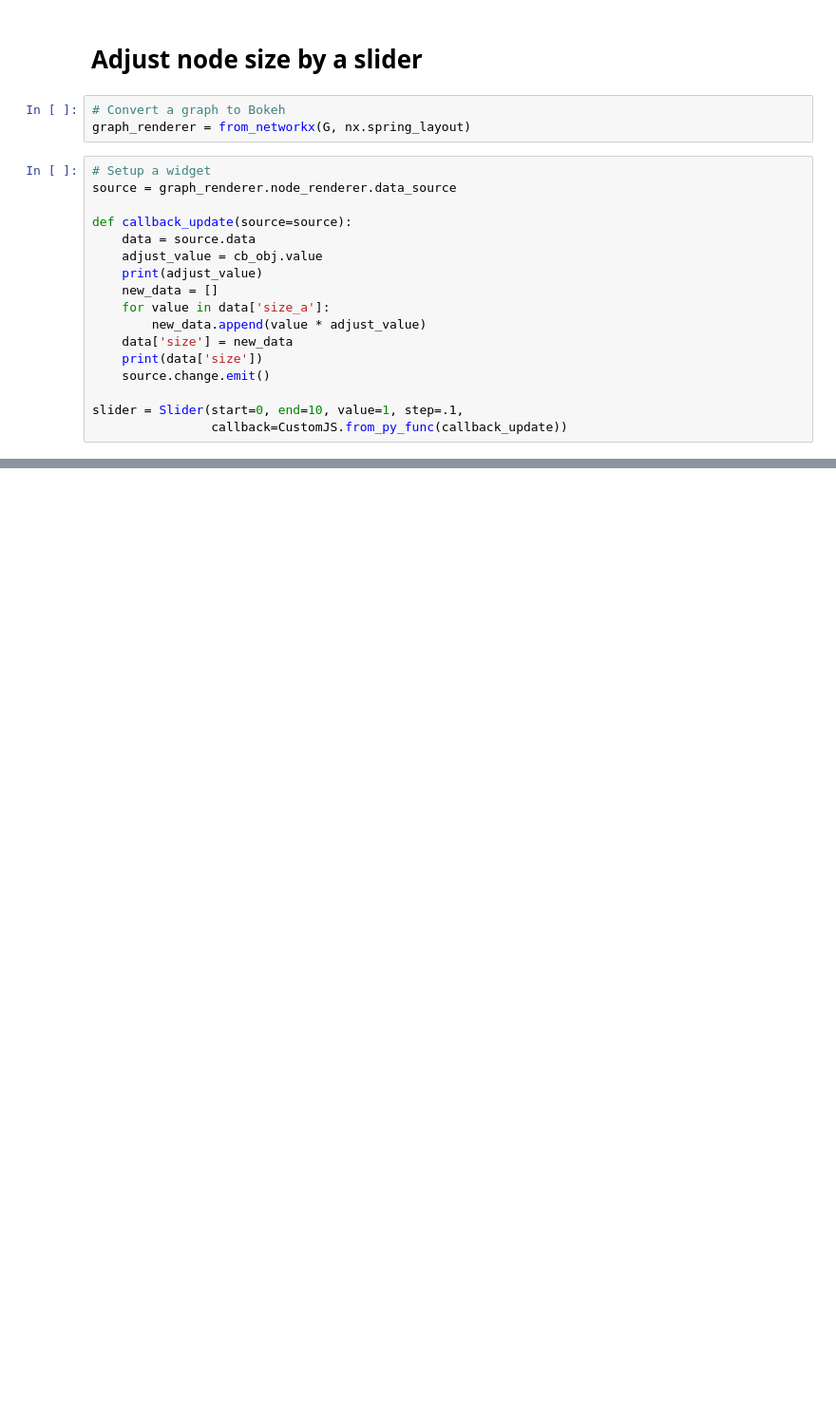
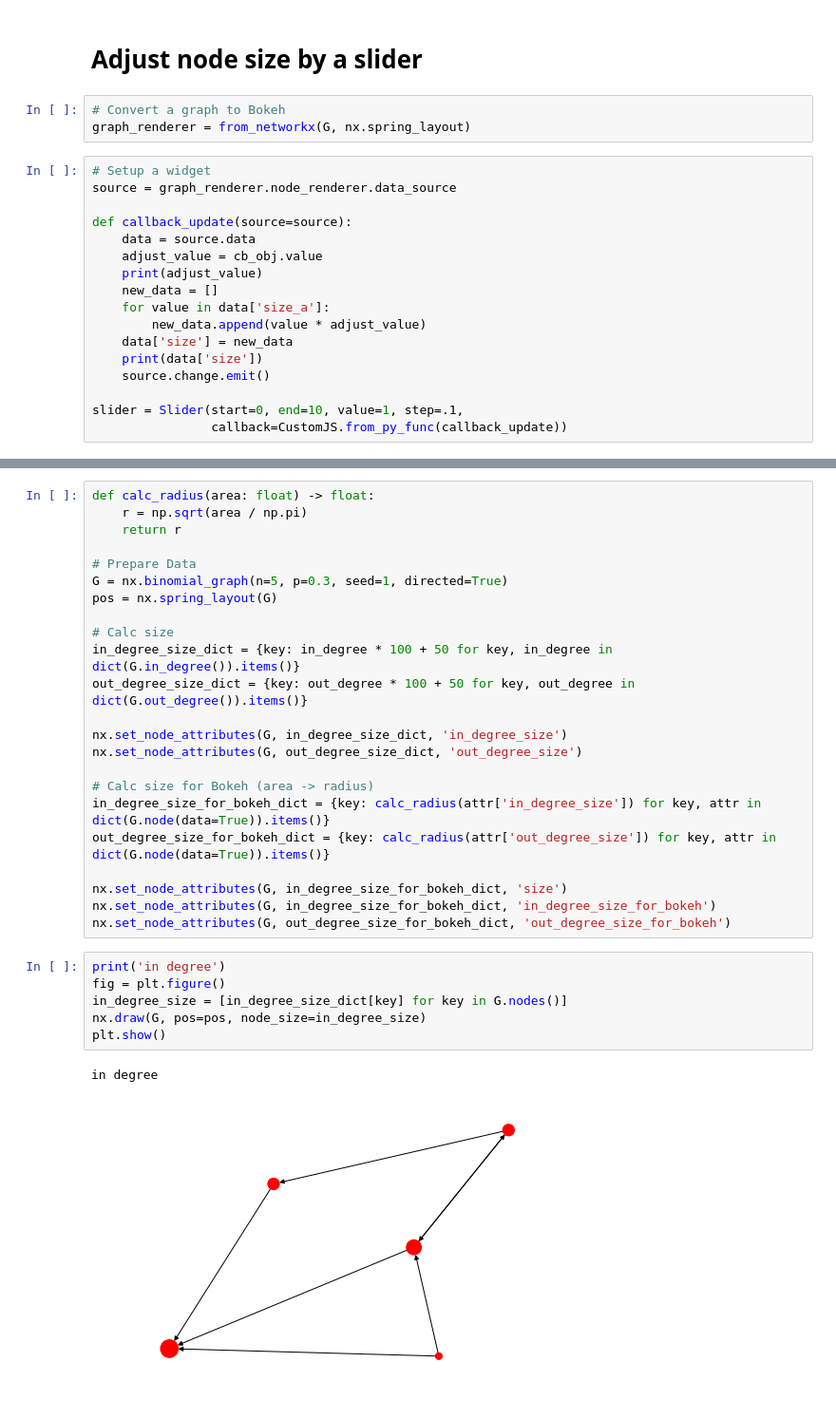
Before and after one commit to komo-fr/networkx2bokeh_note, a Jupyter notebook: notebooks/how_change_node_size_by_widgets.ipynb, the cells around one changed output, grey strips where cells are left out. Shown: that part at 95% size. Drawn from its saved outputs; the diff is of its cells as text; blank space fills up the shorter version.

```diff
--- a/notebooks/how_change_node_size_by_widgets.ipynb
+++ b/notebooks/how_change_node_size_by_widgets.ipynb
@@ -108,0 +123,32 @@ slider = Slider(start=0, end=10, value=1, step=.1,
+# %%
+def calc_radius(area: float) -> float:
+    r = np.sqrt(area / np.pi)
+    return r
+
+# Prepare Data
+G = nx.binomial_graph(n=5, p=0.3, seed=1, directed=True)
+pos = nx.spring_layout(G)
+
+# Calc size
+in_degree_size_dict = {key: in_degree * 100 + 50 for key, in_degree in dict(G.in_degree()).items()}
+out_degree_size_dict = {key: out_degree * 100 + 50 for key, out_degree in dict(G.out_degree()).items()}
+
+nx.set_node_attributes(G, in_degree_size_dict, 'in_degree_size')
+nx.set_node_attributes(G, out_degree_size_dict, 'out_degree_size')
+
+# Calc size for Bokeh (area -> radius)
+in_degree_size_for_bokeh_dict = {key: calc_radius(attr['in_degree_size']) for key, attr in dict(G.node(data=True)).items()}
+out_degree_size_for_bokeh_dict = {key: calc_radius(attr['out_degree_size']) for key, attr in dict(G.node(data=True)).items()}
+
+nx.set_node_attributes(G, in_degree_size_for_bokeh_dict, 'size')
+nx.set_node_attributes(G, in_degree_size_for_bokeh_dict, 'in_degree_size_for_bokeh')
+nx.set_node_attributes(G, out_degree_size_for_bokeh_dict, 'out_degree_size_for_bokeh')
+# %%
+print('in degree')
+fig = plt.figure()
+in_degree_size = [in_degree_size_dict[key] for key in G.nodes()]
+nx.draw(G, pos=pos, node_size=in_degree_size)
+plt.show()
+# %% [output]
+in degree
+[figure, added]
```
Also changed, not shown: parts of 10 cells of this notebook.
